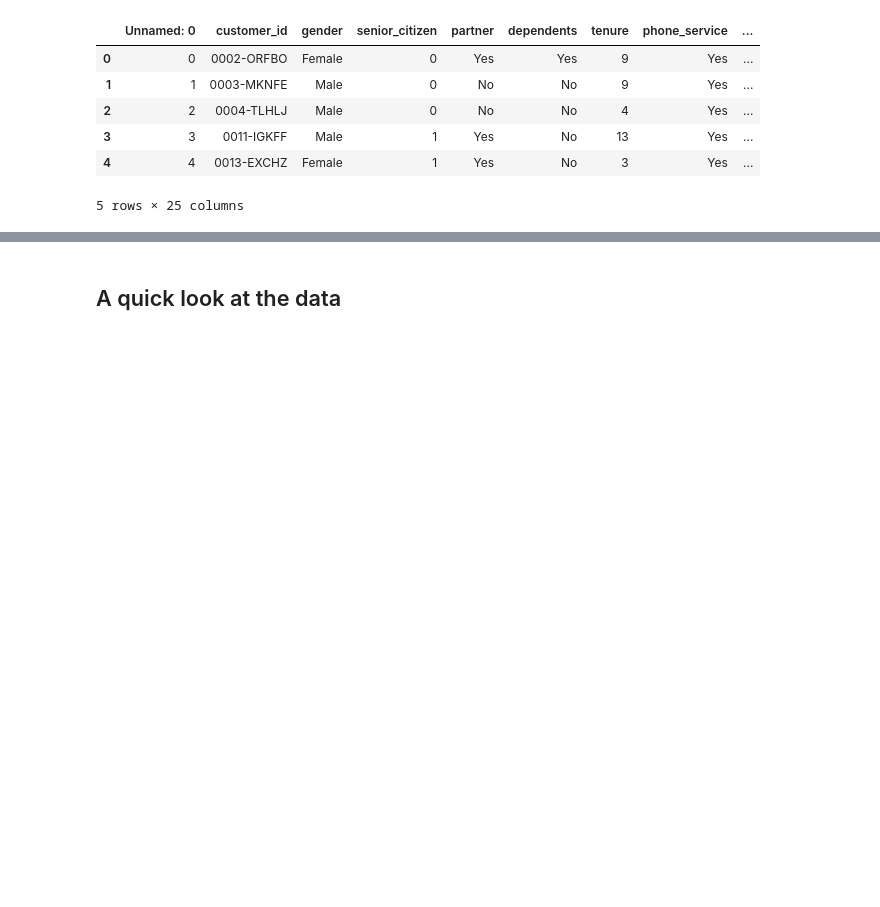
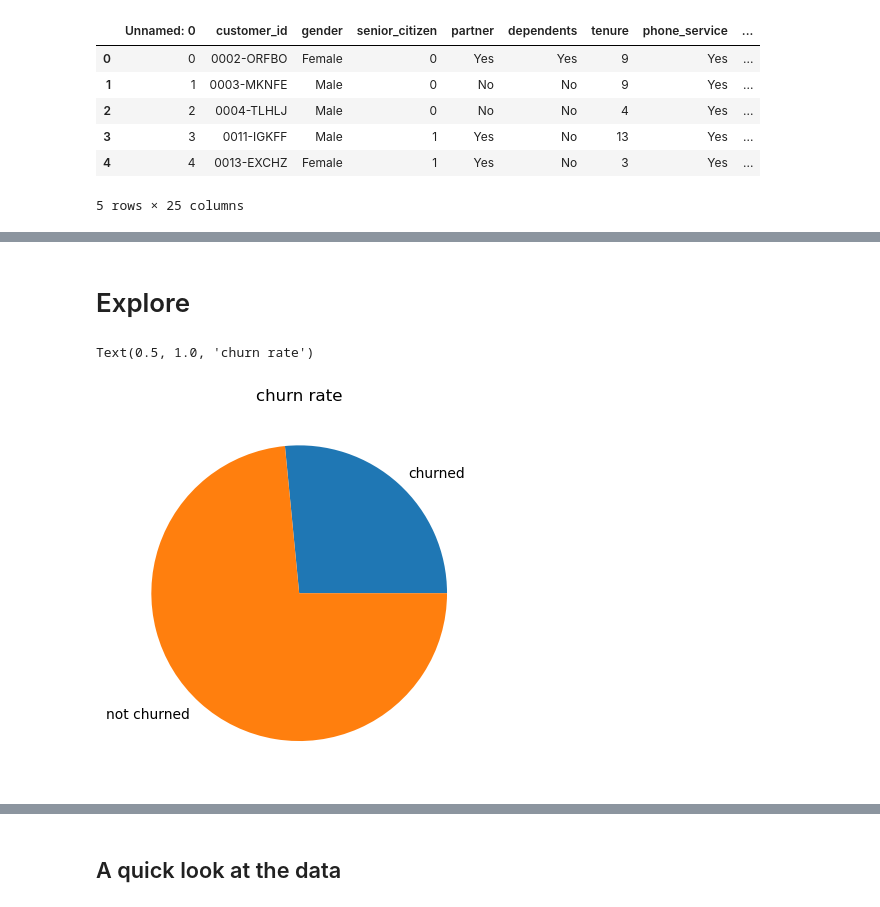
Before and after one commit to wherrickjr/classification_project, a Jupyter notebook: classification_project.ipynb, the cells around one changed output, grey strips where cells are left out. Cells and saved outputs as stored; diff of their text form; code cells hidden in the pictures; blank space fills up the shorter version.

```diff
--- a/classification_project.ipynb
+++ b/classification_project.ipynb
@@ -104,0 +61,2 @@ dtype: object
+# %% [markdown]
+# Explore
@@ -104,0 +67,9 @@ dtype: object
+# %%
+y = np.array([1869, 5174])
+mylabels = ['churned', 'not churned']
+# %%
+plt.pie(y, labels = mylabels)
+plt.title('churn rate')
+# %% [output]
+Text(0.5, 1.0, 'churn rate')
+[figure, added]
```
Also changed, not shown: parts of 28 cells of this notebook.
